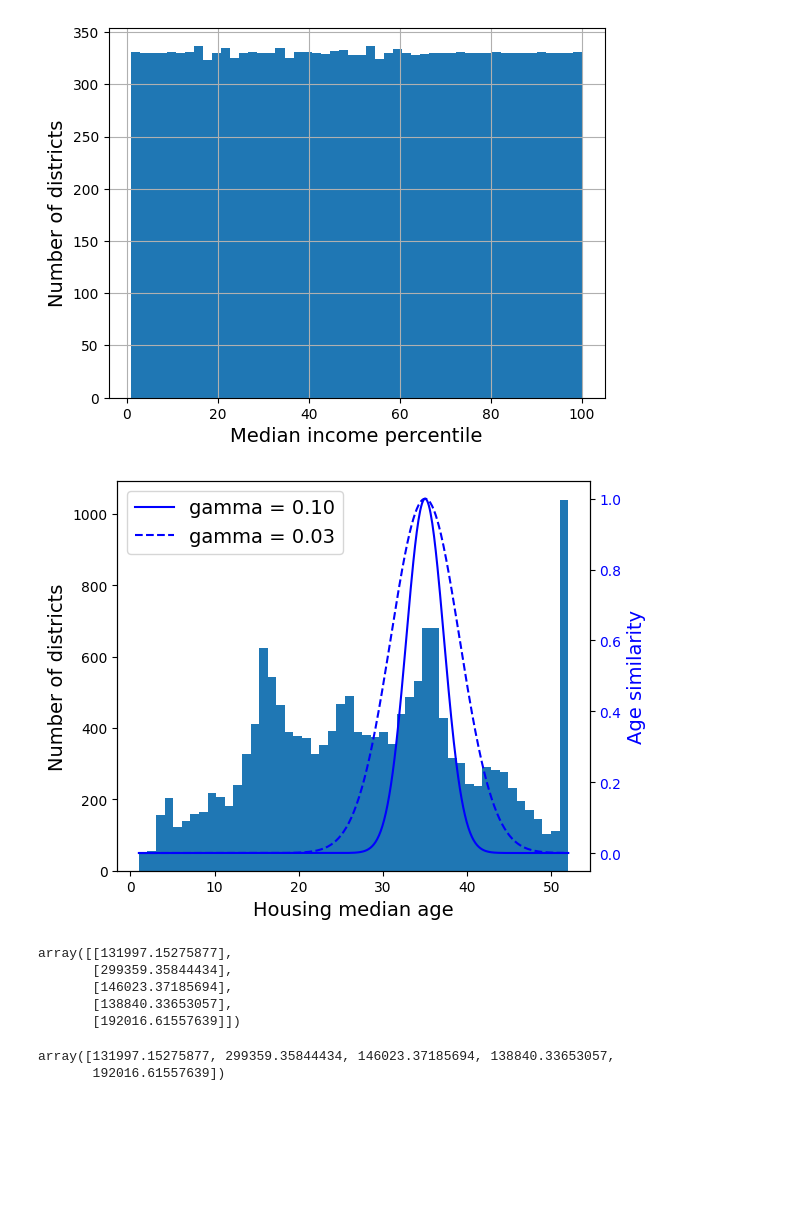
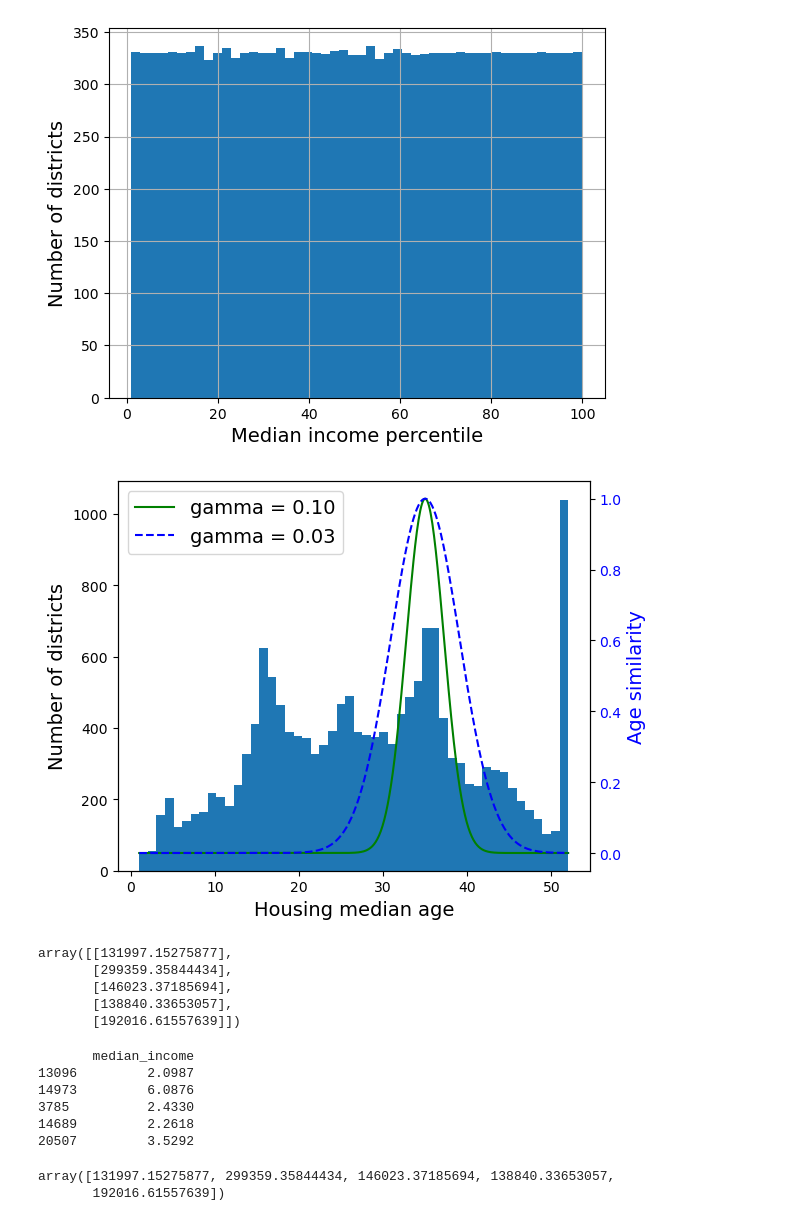
Before and after one commit to dannykil/handson-ml3, a Jupyter notebook: 02_end_to_end_machine_learning_project.ipynb, the cells around one changed output. Cells and saved outputs as stored; diff of their text form; code cells hidden in the pictures; blank space fills up the shorter version.

```diff
--- a/02_end_to_end_machine_learning_project.ipynb
+++ b/02_end_to_end_machine_learning_project.ipynb
@@ -740,30 +757,36 @@ age_simil_35 = rbf_kernel(housing[["housing_median_age"]], [[35]], gamma=0.1)
 # %%
 # 추가 코드 – 이 셀은 그림 2–18을 생성 합니다
 
 ages = np.linspace(housing["housing_median_age"].min(),
                    housing["housing_median_age"].max(),
                    500).reshape(-1, 1)
 gamma1 = 0.1
 gamma2 = 0.03
+
+# RBF(Radial Basis Function) : 방사 기저 함수
+# 유사도 측정은 일반적으로 입력값과 고정포인트 사이의 거리에 의존
+# 중간 주택 연도와 특정 모드 사이의 유사도를 나타내는 특성 추가
 rbf1 = rbf_kernel(ages, [[35]], gamma=gamma1)
 rbf2 = rbf_kernel(ages, [[35]], gamma=gamma2)
 
 fig, ax1 = plt.subplots()
 
 ax1.set_xlabel("Housing median age")
 ax1.set_ylabel("Number of districts")
 ax1.hist(housing["housing_median_age"], bins=50)
 
 ax2 = ax1.twinx()  # x축을 공유 하는 쌍둥이 축을 만듭니다
 color = "blue"
-ax2.plot(ages, rbf1, color=color, label="gamma = 0.10")
-ax2.plot(ages, rbf2, color=color, label="gamma = 0.03", linestyle="--")
+color1 = "green"
+color2 = "blue"
+ax2.plot(ages, rbf1, color=color1, label="gamma = 0.10")
+ax2.plot(ages, rbf2, color=color2, label="gamma = 0.03", linestyle="--")
 ax2.tick_params(axis='y', labelcolor=color)
 ax2.set_ylabel("Age similarity", color=color)
 
 plt.legend(loc="upper left")
 save_fig("age_similarity_plot")
 plt.show()
 # %% [output]
-[figure, old version]
+[figure, new version]
 # %%
@@ -787,12 +816,21 @@ array([[131997.15275877],
        [138840.33653057],
        [192016.61557639]])
 # %%
+# 위 방식의 더 간단한 방법
 from sklearn.compose import TransformedTargetRegressor
 
 model = TransformedTargetRegressor(LinearRegression(),
-                                   transformer=StandardScaler())
-model.fit(housing[["median_income"]], housing_labels)
-predictions = model.predict(some_new_data)
+                                   transformer=StandardScaler()) # 객체에 회귀모델과 변환기 전달
+model.fit(housing[["median_income"]], housing_labels) # 전달받은 변환기를 사용해 원본 레이블 스케일링 후 훈련
+print(some_new_data)
+predictions = model.predict(some_new_data) # TransformedTargetRegressor 객체의 predict 메서드는 inverse_transform도 포함되는듯?
+# %% [output]
+       median_income
+13096         2.0987
+14973         6.0876
+3785          2.4330
+14689         2.2618
+20507         3.5292
 # %%
 predictions
 # %% [output]
```
Also changed, not shown: parts of 45 cells of this notebook, 1 other file.
